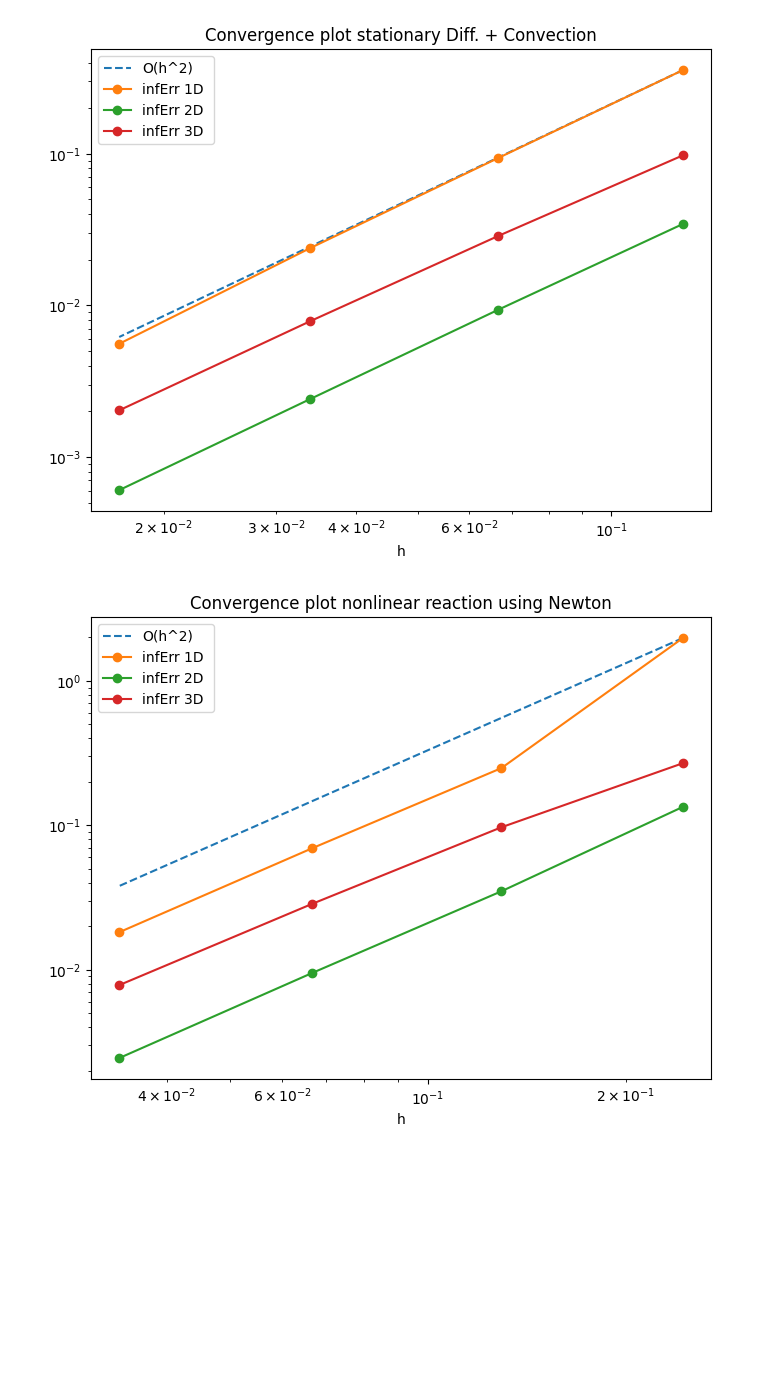
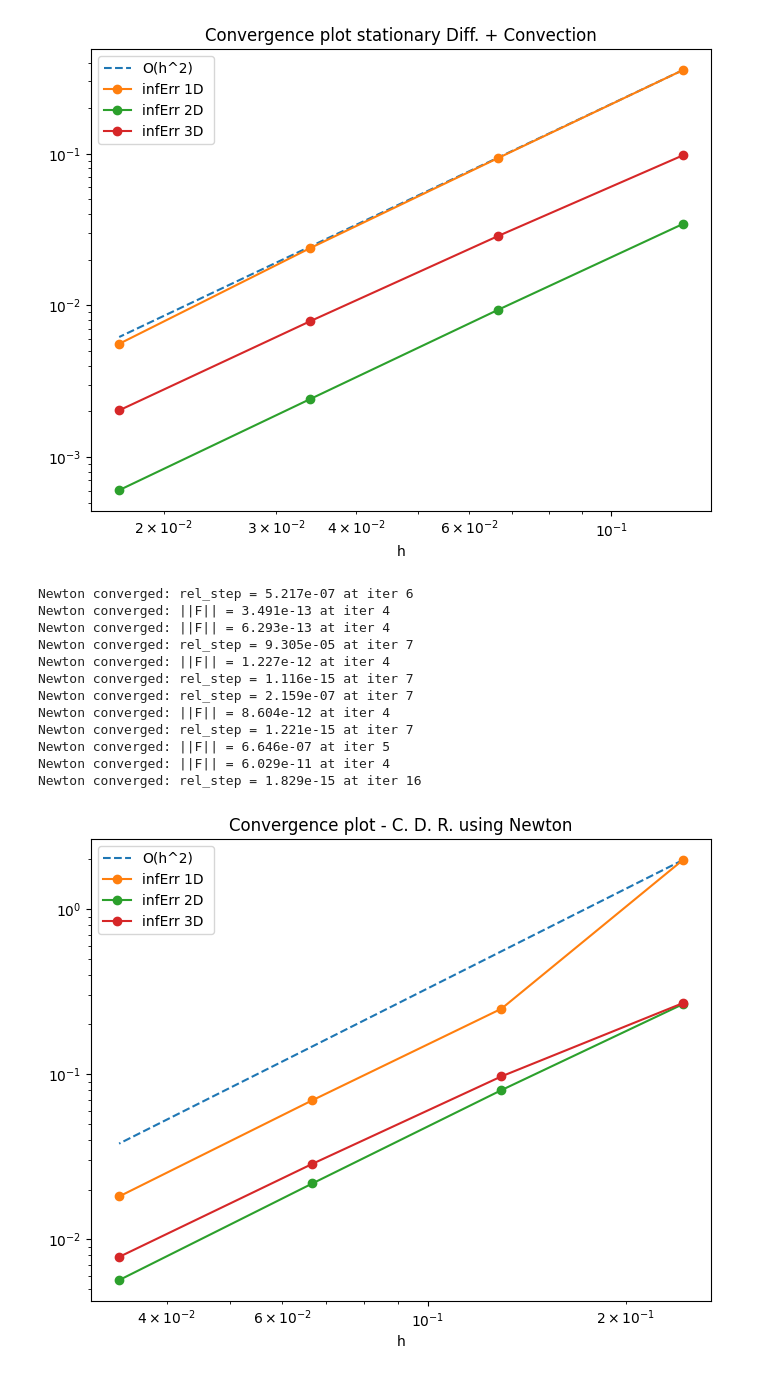
Before and after one commit to lu30a/NUM, a Jupyter notebook: PDEs/testELL_cr.ipynb, the cells around one changed output. Cells and saved outputs as stored; diff of their text form; code cells hidden in the pictures; blank space fills up the shorter version.

```diff
--- a/PDEs/testELL_cr.ipynb
+++ b/PDEs/testELL_cr.ipynb
@@ -164,7 +164,7 @@ import plotly.graph_objects as go
 import sympy as sp
 from FD import FDlapl_robin_sparse, rhs_robin, dir_mask_val, apply_dir
 from FD import FDconv_sparse, rhs_conv_robin
-from custom_solvers import newton_solver, quasi_newton_solver
+from custom_solvers import newton_solver
 from scipy.sparse import diags as spdiags
 
 
@@ -183,10 +183,10 @@ NN=[]
 cond2=[]
 cond3=[]
 
-# Test Dir & Rob
+# Test Robin
 alpha1 = {'L': 1, 'R': 1}
 beta1 = {'L': 1, 'R': 1}
-alpha2 = {'L': 0, 'R': 0, 'B': 0, 'T': 0}
+alpha2 = {'L': 1, 'R': 1, 'B': 1, 'T': 1}
 beta2 = {'L': 1, 'R': 1, 'B': 1, 'T': 1}
 alpha3 = {'L': 1, 'R': 1, 'B': 1, 'T': 1, 'D': 1, 'U': 1}
 beta3 = {'L': 1, 'R': 1, 'B': 1, 'T': 1, 'D': 1, 'U': 1}
@@ -318,39 +318,51 @@ for k in K:
         dru=dr(u)
         dru[mask2]=0
         return A2d + B2d + spdiags(dru)
     def jac3d(u):
         dru=dr(u)
         dru[mask3]=0
         return A3d + B3d + spdiags(dru)
 
     u01=np.zeros_like(rhs1dconv)
     u02=np.zeros_like(rhs2dconv)
     u03=np.zeros_like(rhs3dconv)
-
-    u1,_=newton_solver(u01, fun1d,jac1d, 1e-8, 10*len(u01))
-    u2,_=newton_solver(u02, fun2d,jac2d, 1e-8, 5*len(u02))
-    u3,_=newton_solver(u03, fun3d,jac3d, 1e-8, 3*len(u03))
+    maxiter=50
+    u1,_=newton_solver(u01, fun1d, jac1d, 1e-4, 1e-6, maxiter, 1e-4, True)
+    u2,_=newton_solver(u02, fun2d, jac2d, 1e-8, 1e-10, maxiter, 1e-8, True)
+    u3,_=newton_solver(u03, fun3d, jac3d, 1e-10, 1e-12, maxiter, 1e-10, True)
 
     u1=u1
     u2=u2.reshape(N+2,M+2)
     u3=u3.reshape(N+2,M+2,L+2)
 
     e1=np.max(np.abs(u1-u1_true)); E1.append(e1)
     e2=np.max(np.abs(u2-u2_true)); E2.append(e2)
     e3=np.max(np.abs(u3-u3_true)); E3.append(e3)
     NN.append(N)
     H.append(hx)
 
 plt.figure(figsize=(8,6))
 plt.loglog(H, np.power(H,2)*(E1[0]/H[0]**2), '--', label='O(h^2)')
 plt.loglog(H, E1, 'o-',  label='infErr 1D ')
 plt.loglog(H, E2, 'o-',  label='infErr 2D ')
 plt.loglog(H, E3, 'o-',  label='infErr 3D ')
 plt.legend(); plt.xlabel('h')
-plt.title('Convergence plot nonlinear reaction using Newton')
+plt.title('Convergence plot - C. D. R. using Newton')
 plt.show()
 # %% [output]
+Newton converged: rel_step = 5.217e-07 at iter 6
+Newton converged: ||F|| = 3.491e-13 at iter 4
+Newton converged: ||F|| = 6.293e-13 at iter 4
+Newton converged: rel_step = 9.305e-05 at iter 7
+Newton converged: ||F|| = 1.227e-12 at iter 4
+Newton converged: rel_step = 1.116e-15 at iter 7
+Newton converged: rel_step = 2.159e-07 at iter 7
+Newton converged: ||F|| = 8.604e-12 at iter 4
+Newton converged: rel_step = 1.221e-15 at iter 7
+Newton converged: ||F|| = 6.646e-07 at iter 5
+Newton converged: ||F|| = 6.029e-11 at iter 4
+Newton converged: rel_step = 1.829e-15 at iter 16
-[figure, old version]
+[figure, new version]
 # %%
 import numpy as np
 import matplotlib.pyplot as plt
```
Also changed, not shown: parts of 1 cell of this notebook, 13 other files.
